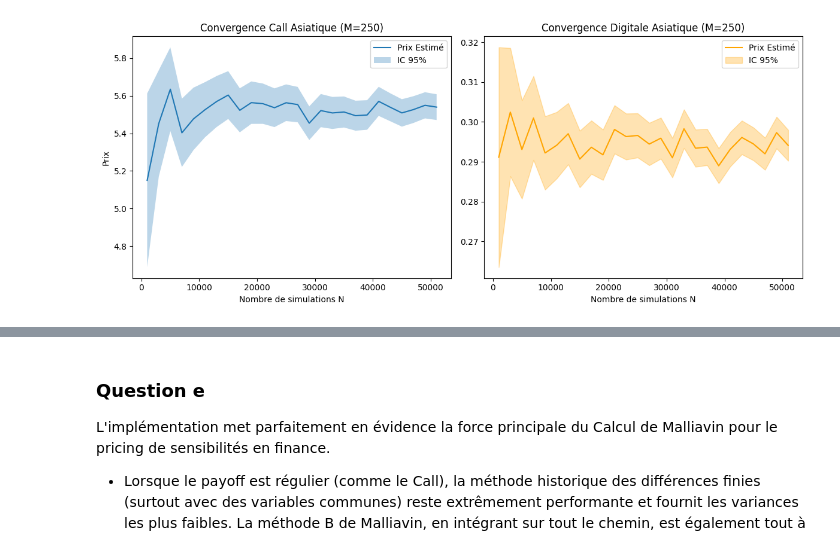
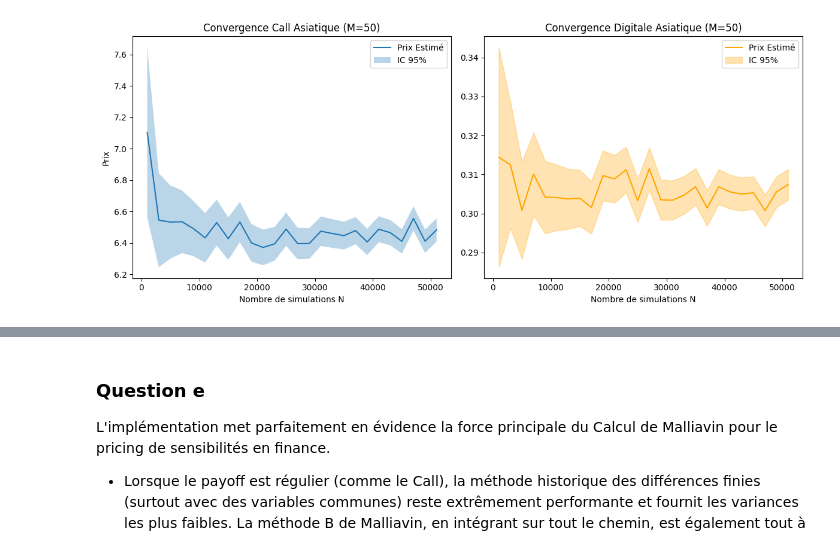
Before and after one commit to ThomasRondeau/Projet-Malliavin, a Jupyter notebook: Numerical_Part.ipynb, the cells around one changed output, grey strips where cells are left out. Saved outputs shown, nothing was run; the diff lists cells and outputs as text; code cells hidden in the pictures.

```diff
--- a/Numerical_Part.ipynb
+++ b/Numerical_Part.ipynb
@@ -15,7 +15,7 @@ import numpy as np
 import matplotlib.pyplot as plt
 import scipy.stats as st
 
-# Paramètres globaux du modèle
+# Paramètres globaux (valeurs de l'énoncé)
 x = 100.0
 r = 0.03
 sigma = 0.20
@@ -23,29 +23,30 @@ T = 1.0
 K1 = 100.0
 K2 = 110.0
 
-def simuler_trajectoires(N, M):
+def trajectories_simulation(N, M):
     """
     Simule N trajectoires du modèle de Black-Scholes discrétisées en M pas de temps.
     Retourne la matrice des trajectoires X (N x M+1) et l'approximation de l'intégrale (N).
     """
+
     dt = T / M
-    # Génération des accroissements browniens
+
+    # Génération des accroissements aléatoires
     Z = np.random.randn(N, M)
-    W = np.sqrt(dt) * Z
+    W = np.sqrt(dt) * Z  #Mise à l'échelle temporelle
 
-    # Construction du mouvement brownien (B_0 = 0)
+    # Construction du brownien avec les accroissements
     B = np.hstack((np.zeros((N, 1)), np.cumsum(W, axis=1)))
 
     # Grille de temps
     t = np.linspace(0, T, M + 1)
 
-    # Calcul vectoriel des trajectoires exactes
+    # Simulation des trajectoires avec la formule de la dynamique de Black-Scholes
     X = x * np.exp((r - 0.5 * sigma**2) * t + sigma * B)
 
-    # Approximation de l'intégrale selon l'équation (9) du projet
+    # Approximation de l'intégrale avec somme de Riemann
     int_X = (T / M) * np.sum(X, axis=1)
 
-    # On retourne aussi le premier accroissement brownien B_{t_1} (utile pour Malliavin Part A)
     B_t1 = B[:, 1]
 
     return X, int_X, B_t1
@@ -59,27 +60,30 @@ L'estimateur de Monte-Carlo pour le prix est donné par la moyenne empirique des
 # %%
 def payoffs(int_X):
-    """Calcule les payoffs actualisés des deux options."""
+    """Calcule les payoffs actualisés pour call et digit."""
     payoff_call = np.maximum(int_X - K1, 0) * np.exp(-r * T)
     payoff_digitale = ((int_X > K1) & (int_X < K2)).astype(float) * np.exp(-r * T)
     return payoff_call, payoff_digitale
 
+#Valeurs des simulations (comme demandé dans l'énoncé)
 N_values = np.arange(1000, 51001, 2000)
 M_values = [50, 150, 250]
 
-# Dictionnaires pour stocker les résultats pour les plots futurs
+# Dictionnaires pour les plots futurs
 results_prix = {M: {'call': [], 'digitale': [], 'ic_call': [], 'ic_digitale': []} for M in M_values}
 
 for M in M_values:
     print(f"\n--- Résultats pour M = {M} pas de discrétisation ---")
     for N in N_values:
-        X, int_X, _ = simuler_trajectoires(N, M)
+        X, int_X, _ = trajectories_simulation(N, M)
         p_call, p_dig = payoffs(int_X)
 
         # Moyennes
         mean_call, mean_dig = np.mean(p_call), np.mean(p_dig)
+
         # Variances empiriques
         var_call, var_dig = np.var(p_call, ddof=1), np.var(p_dig, ddof=1)
-        # Demi-largeur de l'intervalle de confiance (1.96 * ecart_type / sqrt(N))
+
+        # Intervalle de confiance à 95%
         hw_call = 1.96 * np.sqrt(var_call / N)
         hw_dig = 1.96 * np.sqrt(var_dig / N)
 
@@ -88,35 +92,38 @@ for M in M_values:
         results_prix[M]['ic_call'].append(hw_call)
         results_prix[M]['ic_digitale'].append(hw_dig)
 
-        # On affiche uniquement le résultat pour le plus grand N demandé
+        # On affiche uniquement le résultat pour le plus grand N
         if N == N_values[-1]:
+            print(f"N = {N} simulations :")
             print(f"Call Asiatique     : Prix = {mean_call:.4f}, Variance = {var_call:.4f}, IC 95% = [{mean_call-hw_call:.4f}, {mean_call+hw_call:.4f}]")
             print(f"Digitale Asiatique : Prix = {mean_dig:.4f}, Variance = {var_dig:.4f}, IC 95% = [{mean_dig-hw_dig:.4f}, {mean_dig+hw_dig:.4f}]")
 
-# Graphique de convergence (Exemple pour M=250)
-M_plot = 250
-plt.figure(figsize=(12, 5))
-plt.subplot(1, 2, 1)
-plt.plot(N_values, results_prix[M_plot]['call'], label='Prix Estimé')
-plt.fill_between(N_values,
-                 np.array(results_prix[M_plot]['call']) - np.array(results_prix[M_plot]['ic_call']),
-                 np.array(results_prix[M_plot]['call']) + np.array(results_prix[M_plot]['ic_call']),
-                 alpha=0.3, label='IC 95%')
-plt.title(f'Convergence Call Asiatique (M={M_plot})')
-plt.xlabel('Nombre de simulations N')
-plt.ylabel('Prix')
-plt.legend()
+# Graphiques de convergence pour tous les M différents
+for M_plot in M_values:
+    plt.figure(figsize=(12, 5))
 
-plt.subplot(1, 2, 2)
-plt.plot(N_values, results_prix[M_plot]['digitale'], label='Prix Estimé', color='orange')
-plt.fill_between(N_values,
-                 np.array(results_prix[M_plot]['digitale']) - np.array(results_prix[M_plot]['ic_digitale']),
-                 np.array(results_prix[M_plot]['digitale']) + np.array(results_prix[M_plot]['ic_digitale']),
-                 color='orange', alpha=0.3, label='IC 95%')
-plt.title(f'Convergence Digitale Asiatique (M={M_plot})')
-plt.xlabel('Nombre de simulations N')
-plt.legend()
-plt.tight_layout()
-plt.show()
+    plt.subplot(1, 2, 1)
+    plt.plot(N_values, results_prix[M_plot]['call'], label='Prix Estimé')
+    plt.fill_between(N_values,
+                     np.array(results_prix[M_plot]['call']) - np.array(results_prix[M_plot]['ic_call']),
+                     np.array(results_prix[M_plot]['call']) + np.array(results_prix[M_plot]['ic_call']),
+                     alpha=0.3, label='IC 95%')
+    plt.title(f'Convergence Call Asiatique (M={M_plot})')
+    plt.xlabel('Nombre de simulations N')
+    plt.ylabel('Prix')
+    plt.legend()
+
+    plt.subplot(1, 2, 2)
+    plt.plot(N_values, results_prix[M_plot]['digitale'], label='Prix Estimé', color='orange')
+    plt.fill_between(N_values,
+                     np.array(results_prix[M_plot]['digitale']) - np.array(results_prix[M_plot]['ic_digitale']),
+                     np.array(results_prix[M_plot]['digitale']) + np.array(results_prix[M_plot]['ic_digitale']),
+                     color='orange', alpha=0.3, label='IC 95%')
+    plt.title(f'Convergence Digitale Asiatique (M={M_plot})')
+    plt.xlabel('Nombre de simulations N')
+    plt.legend()
+
+    plt.tight_layout()
+    plt.show()
 # %% [output]
 --- Résultats pour M = 50 pas de discrétisation ---
@@ -133 +143 @@ Digitale Asiatique : Prix = 0.2941, Variance = 0.1989, IC 95% = [0.2903, 0.2980]
-[figure, old version]
+[figure, new version]
```
Also changed, not shown: parts of 9 cells of this notebook.
